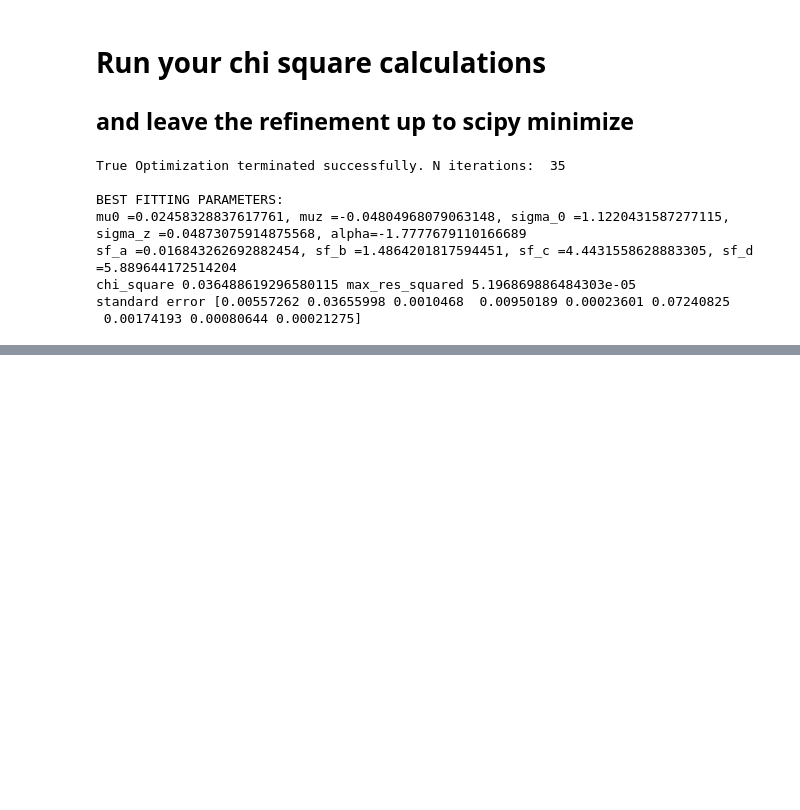
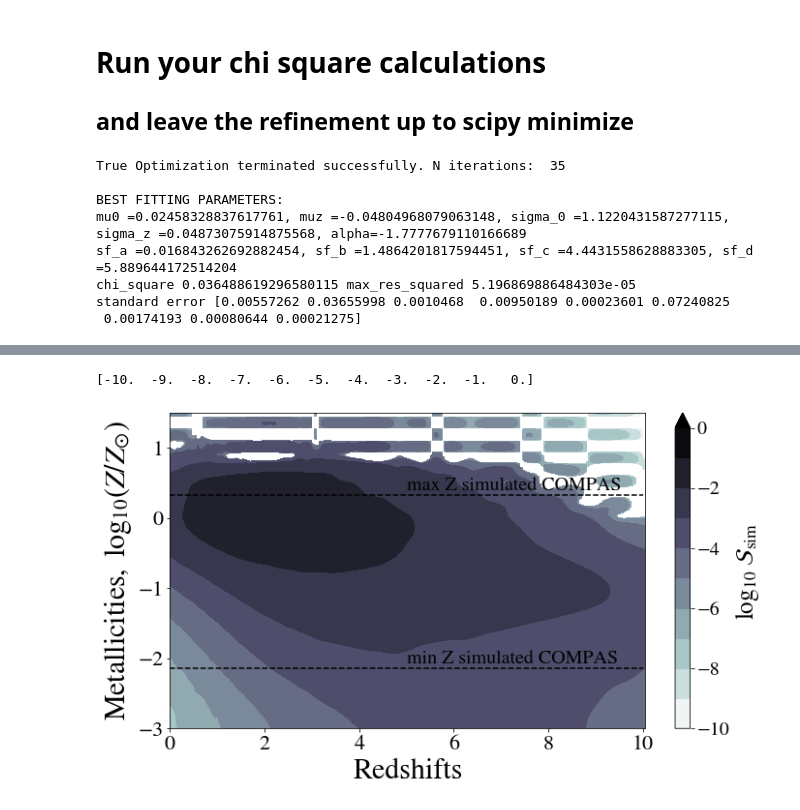
Before and after one commit to sashalvna/SFRD_fit, a Jupyter notebook: src/scripts/Notebooks/Fit_model_to_sfrdzZ.ipynb, the cells around one changed output, grey strips where cells are left out. Saved outputs shown, nothing was run; the diff lists cells and outputs as text; code cells hidden in the pictures; blank space fills up the shorter version.

```diff
--- a/src/scripts/Notebooks/Fit_model_to_sfrdzZ.ipynb
+++ b/src/scripts/Notebooks/Fit_model_to_sfrdzZ.ipynb
@@ -277,0 +335,47 @@ plt.show()
+# %%
+############################
+##PLOT setttings
+from matplotlib import rc
+import matplotlib
+from matplotlib import ticker, cm
+rc('font',**{'family':'sans-serif','sans-serif':['Helvetica']})
+plt.rc('font', family='serif')
+matplotlib.rcParams['mathtext.fontset'] = 'stix'
+matplotlib.rcParams['font.family'] = 'STIXGeneral'
+
+Zsun = 0.014 # Solar metallicity
+
+########################
+fig, ax = plt.subplots(figsize = (11,6))
+
+X,Y = np.meshgrid(redshift_new,  np.log10(metals_new/Zsun))
+
+levs = np.linspace(-10, 0, num=11)
+print(levs)
+cs = plt.contourf(X, Y, np.log10((data).T),
+                  levs, cmap ="bone_r",extend ='max')
+
+cbar = plt.colorbar(cs)
+cbar.ax.set_ylabel(r'$\log_{10} \ \mathcal{S}_{\rm sim} $ ',
+                   fontsize = 25)
+cbar.ax.tick_params(labelsize=20)
+
+# Min and max simulated metallicities in COMPAS
+ax.annotate('min Z simulated COMPAS', (5., np.log10(1.2e-4/Zsun)), fontsize = 20, color = 'k')
+plt.hlines(np.log10(1e-4/Zsun), xmin = 0, xmax = 10, color = 'k', linestyle = '--')
+ax.annotate('max Z simulated COMPAS', (5., np.log10(0.035/Zsun)), fontsize = 20,color = 'k' )
+plt.hlines(np.log10(0.03/Zsun), xmin = 0, xmax = 10, color = 'k', linestyle = '--')
+
+
+######
+# Plot values
+ax.set_xlabel('Redshifts', fontsize = 30)
+ax.set_ylabel('$\mathrm{Metallicities}, \ \log_{10}(Z/Z_{\odot})$', fontsize = 30)
+ax.tick_params(axis='both', which='major', labelsize=22)
+ax.tick_params(axis='both', which='minor', labelsize=22)
+plt.ylim(-3,1.5)
+
+plt.show()
+# %% [output]
+[-10.  -9.  -8.  -7.  -6.  -5.  -4.  -3.  -2.  -1.   0.]
+[figure, added]
```
Also changed, not shown: parts of 7 cells of this notebook, 10 other files.
